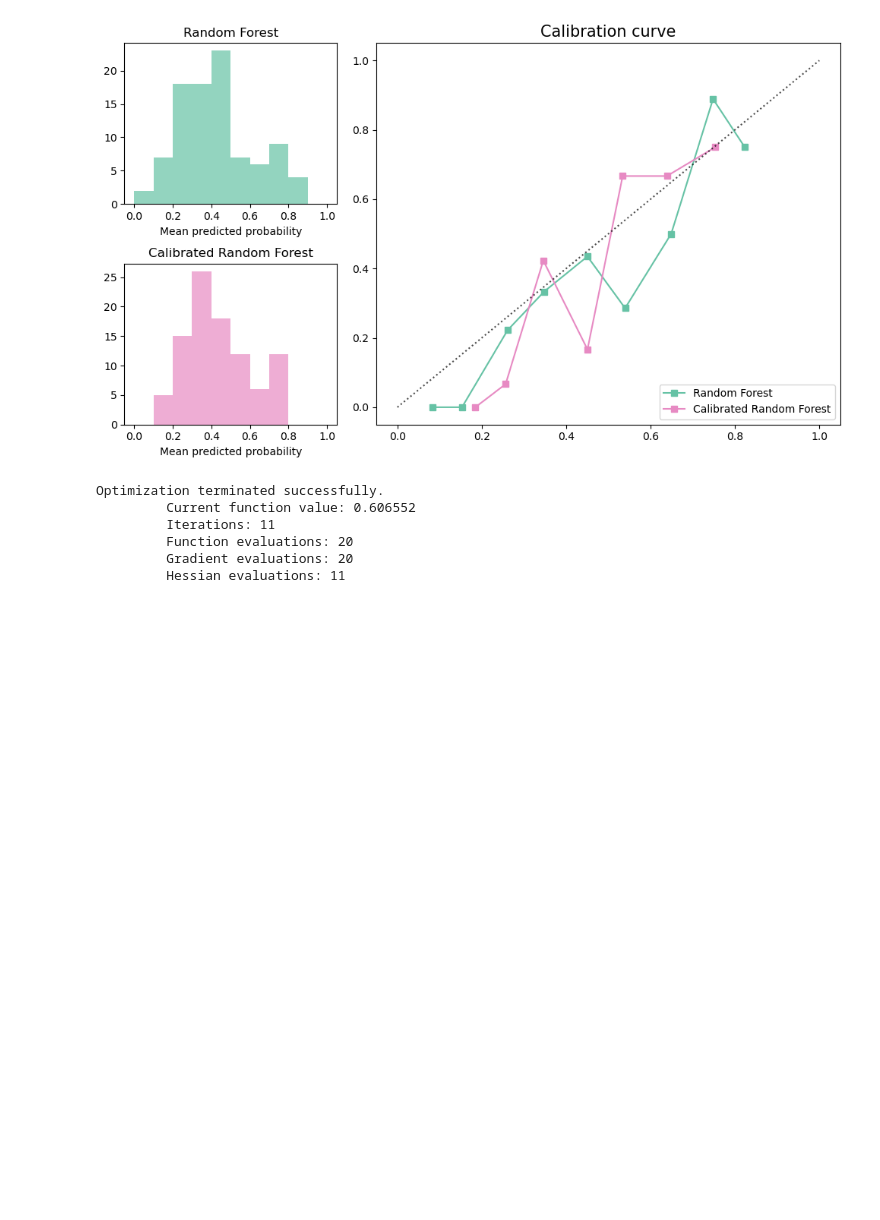
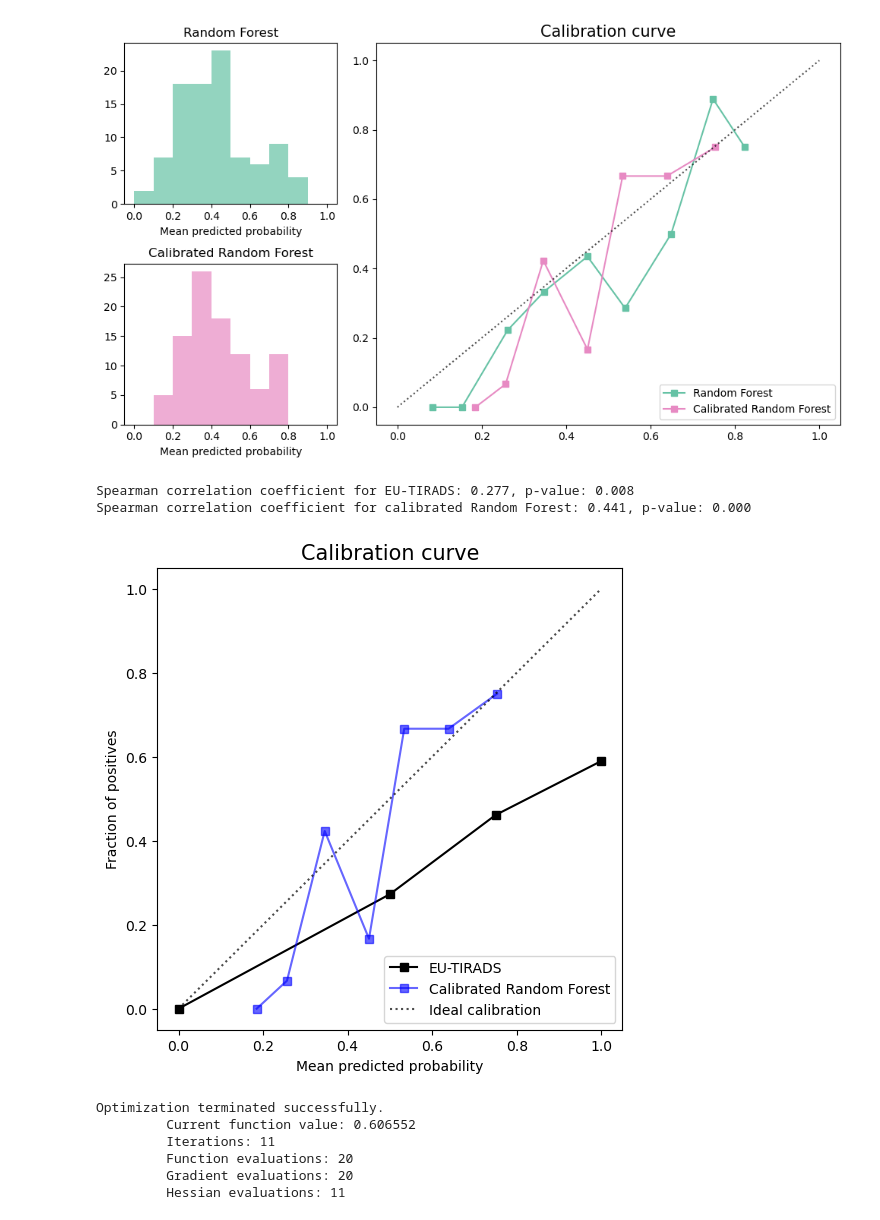
Before and after one commit to valentynbez/thyroid_2023, a Jupyter notebook: analysis.ipynb, the cells around one changed output. Drawn from its saved outputs; the diff is of its cells as text; code cells hidden in the pictures; blank space fills up the shorter version.

Commit message:
feat: calibration comparison

```diff
--- a/analysis.ipynb
+++ b/analysis.ipynb
@@ -920,6 +948,41 @@ plt.tight_layout()
 fig.savefig("figures/calibration_curves.png", dpi=1200, bbox_inches="tight");
 # %% [output]
 [figure]
+# %%
+from scipy.stats import spearmanr
+# normalize EU-TIRADS for the range of 0-1
+full["eu_tirads_norm"] = (full["eu_tirads"] - 1) / (full["eu_tirads"].max() - 1)
+
+# plot calibration curve for EU-TIRADS
+fig, ax = plt.subplots(figsize=(6, 6))
+fraction_of_positives, mean_predicted_value = calibration_curve(full["malignancy"], full["eu_tirads_norm"], n_bins=10)
+# replace last predicted value with 1
+mean_predicted_value[-1] = 1
+# insert values at 0
+mean_predicted_value = np.insert(mean_predicted_value, 0, 0)
+fraction_of_positives = np.insert(fraction_of_positives, 0, 0)
+ax.plot(mean_predicted_value, fraction_of_positives, "s-", label="EU-TIRADS", color="black")
+# calibration curve for calibrated RF
+fraction_of_positives, mean_predicted_value = calibration_curve(y_test, calibrated_rf.predict_proba(X_test)[:, 1], n_bins=10)
+ax.plot(mean_predicted_value, fraction_of_positives, "s-", label="Calibrated Random Forest", color="blue", alpha=0.6)
+
+ax.plot([0, 1], [0, 1], "k:", label="Ideal calibration", alpha=0.7)
+
+ax.set_title("Calibration curve", fontsize=15)
+ax.set_xlabel("Mean predicted probability")
+ax.set_ylabel("Fraction of positives")
+ax.legend(loc="lower right")
+
+coef, p = spearmanr(full.loc[X_test.index]["eu_tirads_norm"], y_test, nan_policy="omit")
+print(f"Spearman correlation coefficient for EU-TIRADS: {coef:.3f}, p-value: {p:.3f}")
+coef, p = spearmanr(calibrated_rf.predict_proba(X_test)[:, 1], y_test, nan_policy="omit")
+print(f"Spearman correlation coefficient for calibrated Random Forest: {coef:.3f}, p-value: {p:.3f}")
+
+fig.savefig("figures/calibration_curves_eu_tirads.png", dpi=1200, bbox_inches="tight");
+# %% [output]
+Spearman correlation coefficient for EU-TIRADS: 0.277, p-value: 0.008
+Spearman correlation coefficient for calibrated Random Forest: 0.441, p-value: 0.000
+[figure, added]
 # %%
 model = sm.Logit(y_train, X_train).fit(method='ncg', maxiter=8000)
 # %% [output]
```
Also changed, not shown: parts of 5 cells of this notebook, 1 other file.
